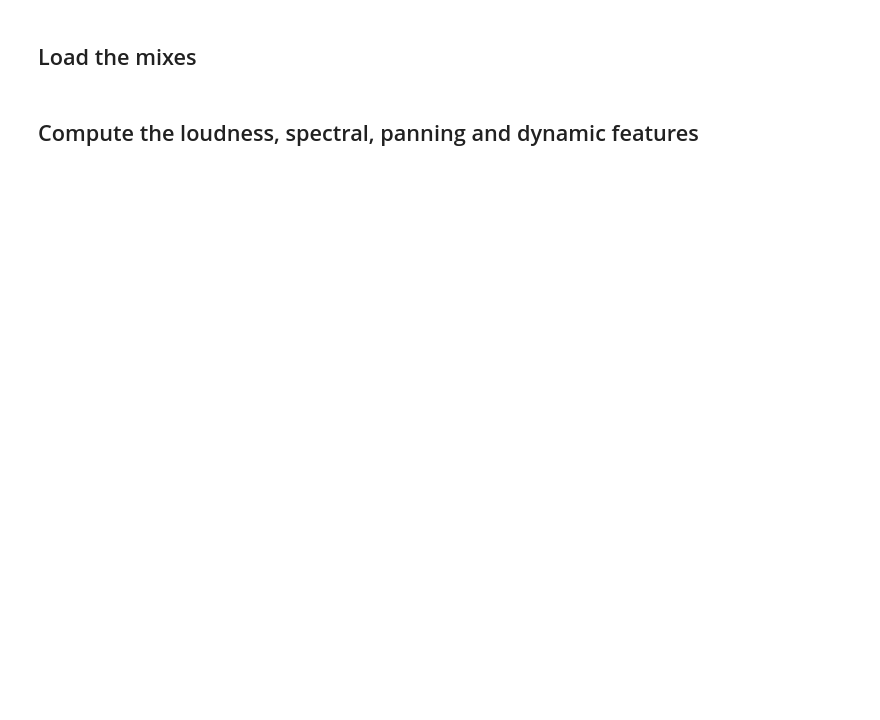
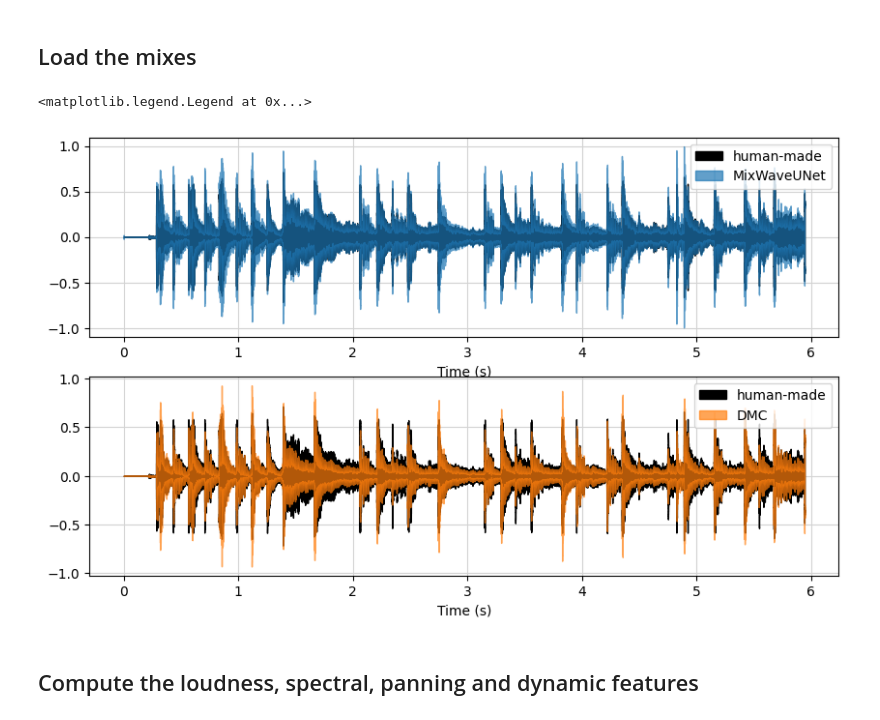
Before and after one commit to dl4am/tutorial, a Jupyter notebook: book/part_4/03_evaluate.ipynb, the cells around one changed output. Cells and saved outputs as stored; diff of their text form; code cells hidden in the pictures; blank space fills up the shorter version.

```diff
--- a/book/part_4/03_evaluate.ipynb
+++ b/book/part_4/03_evaluate.ipynb
@@ -74,34 +112,45 @@ librosa.display.waveshow(
     zorder=3,
     label='human-made',
     color='k',
     ax=axs[0])
 
 wun_audio, sr = torchaudio.load(mix_auto_path_wun)
 wun_audio = wun_audio[:, start_sample: end_sample]
 librosa.display.waveshow(
     wun_audio[0,:].view(-1).numpy(),
     x_axis='s',
     sr=SR,
     zorder=3,
     label='MixWaveUNet',
     color='tab:blue',
-    ax=axs[0])
+    ax=axs[0], alpha=0.7)
 axs[0].grid(c="lightgray")
 axs[0].legend()
 
 librosa.display.waveshow(
     target_audio[0,:].numpy(),
     x_axis='s',
     sr=SR,
     zorder=3,
     label='human-made',
     color='k',
     ax=axs[1])
 
 dmc_audio, sr = torchaudio.load(mix_auto_path_dmc)
 dmc_audio = dmc_audio[:, start_sample: end_sample]
-librosa.display.waveshow(dmc_audio[0,:].view(-1).numpy(), x_axis='s', sr=SR, zorder=3, label='DMC', color='tab:orange', ax=axs[1])
+librosa.display.waveshow(
+    dmc_audio[0,:].view(-1).numpy(),
+    x_axis='s',
+    sr=SR,
+    zorder=3,
+    label='DMC',
+    color='tab:orange',
+    ax=axs[1],
+    alpha=0.7)
 axs[1].grid(c="lightgray")
 axs[1].legend()
+# %% [output]
+<matplotlib.legend.Legend at 0x...>
+[figure, added]
 # %% [markdown]
 ## Compute the loudness, spectral, panning and dynamic features
```
Also changed, not shown: parts of 8 cells of this notebook.
